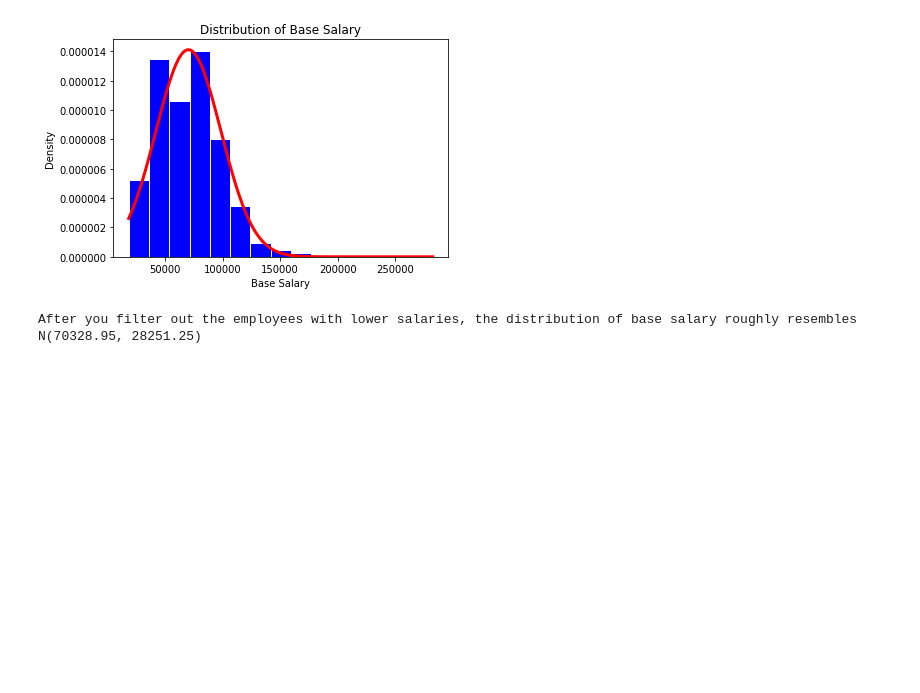
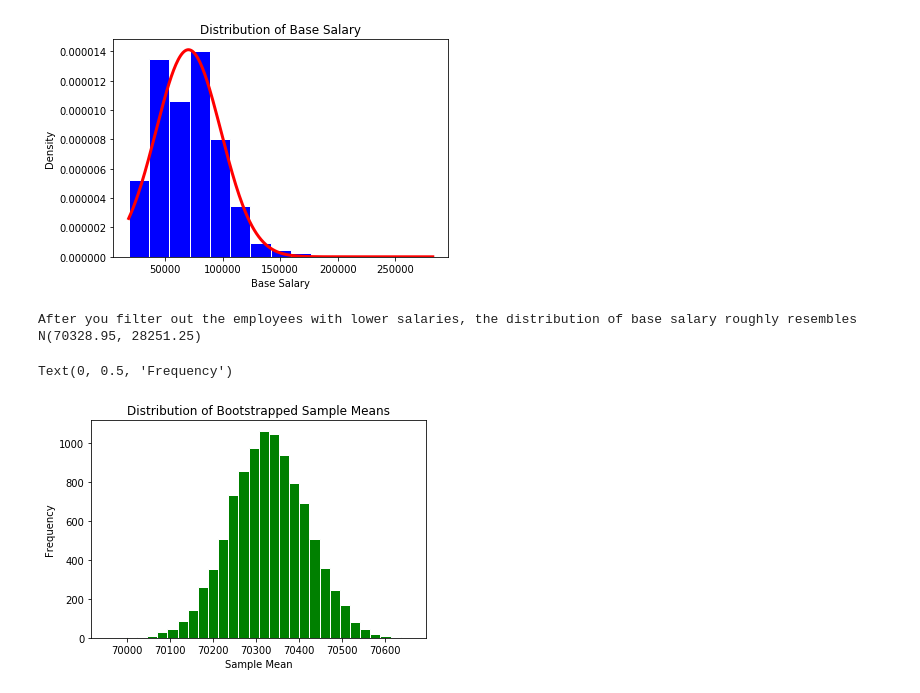
Before and after one commit to esm2000/nyc_payroll, a Jupyter notebook: citywide_payroll.ipynb, the cells around one changed output. Cells and saved outputs as stored; diff of their text form; code cells hidden in the pictures; blank space fills up the shorter version.

Commit message:
bootstrap base pay

```diff
--- a/citywide_payroll.ipynb
+++ b/citywide_payroll.ipynb
@@ -497,6 +497,21 @@ print("N(" + str(round(paid_payroll_sample["Base Salary"].mean(), 2)) + ", " + s
 # %% [output]
 After you filter out the employees with lower salaries, the distribution of base salary roughly resembles
 N(70328.95, 28251.25)
+# %%
+base_salary_means = []
+for i in range(10000):
+    sample = paid_payroll_sample["Base Salary"].sample(len(paid_payroll_sample["Base Salary"]), replace = True)
+    sample_mean = sample.mean()
+    base_salary_means.append(sample_mean)
+# %%
+base_salary_means = pd.Series(base_salary_means)
+base_salary_means.hist(bins = 30, edgecolor = "white", grid = False, color = "g", )
+plt.title("Distribution of Bootstrapped Sample Means")
+plt.xlabel("Sample Mean")
+plt.ylabel("Frequency")
+# %% [output]
+Text(0, 0.5, 'Frequency')
+[figure, added]
 # %%
     # by borough
 # %%
```
Also changed, not shown: parts of 3 cells of this notebook.
